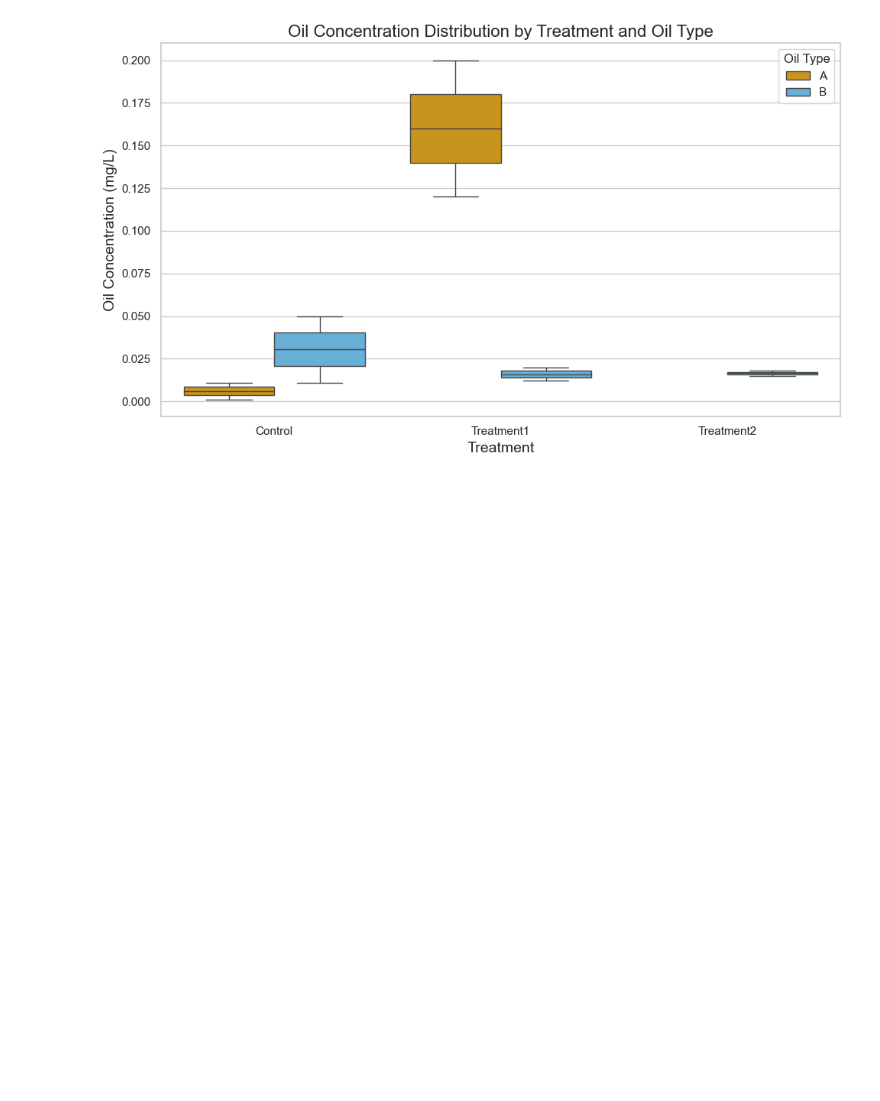
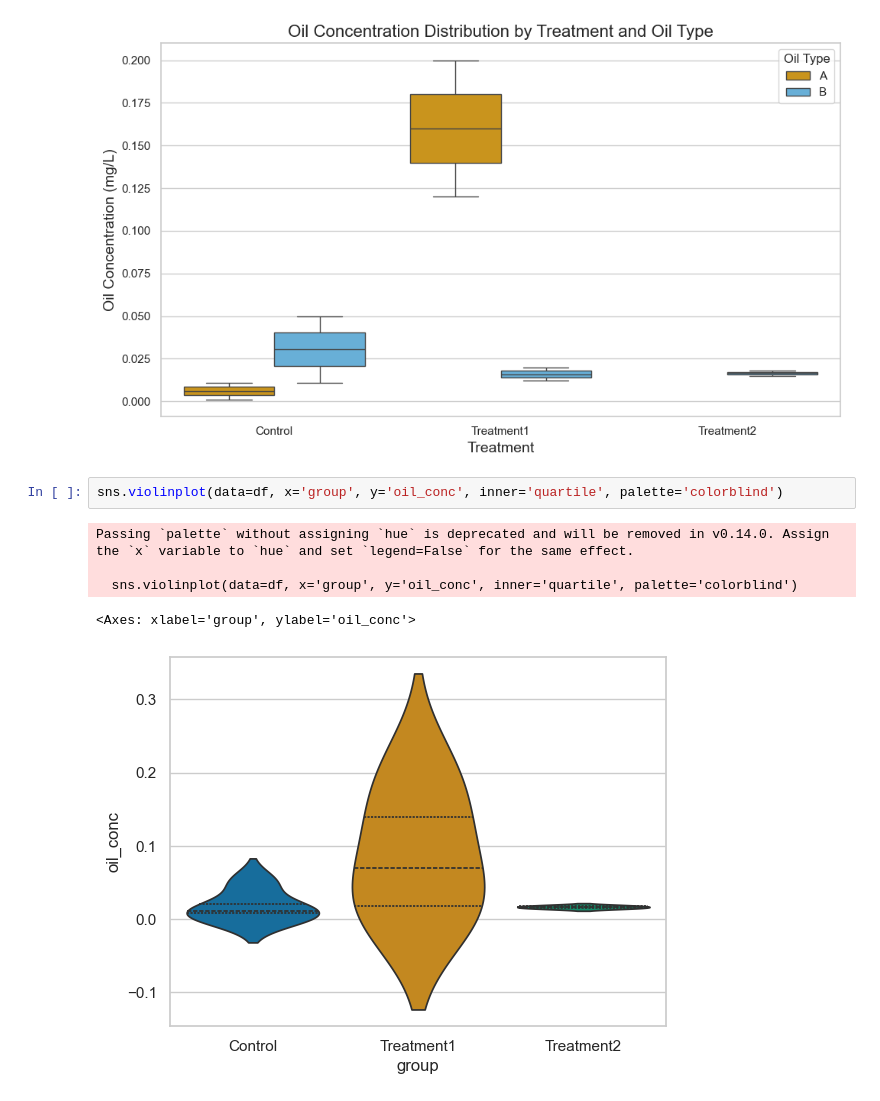
Before and after one commit to fsmiddleton/figure_template, a Jupyter notebook: box_plots.ipynb, the cells around one changed output. Saved outputs shown, nothing was run; the diff lists cells and outputs as text; blank space fills up the shorter version.

Commit message:
feat: add violin plot

```diff
--- a/box_plots.ipynb
+++ b/box_plots.ipynb
@@ -45,3 +45,11 @@ plt.savefig("figs/oil_concentration_boxplot.png", dpi=300)
 plt.show()
 # %% [output]
 [figure]
+# %%
+sns.violinplot(data=df, x='group', y='oil_conc', inner='quartile', palette='colorblind')
+# %% [output]
+Passing `palette` without assigning `hue` is deprecated and will be removed in v0.14.0. Assign the `x` variable to `hue` and set `legend=False` for the same effect.
+
+  sns.violinplot(data=df, x='group', y='oil_conc', inner='quartile', palette='colorblind')
+<Axes: xlabel='group', ylabel='oil_conc'>
+[figure, added]
```
